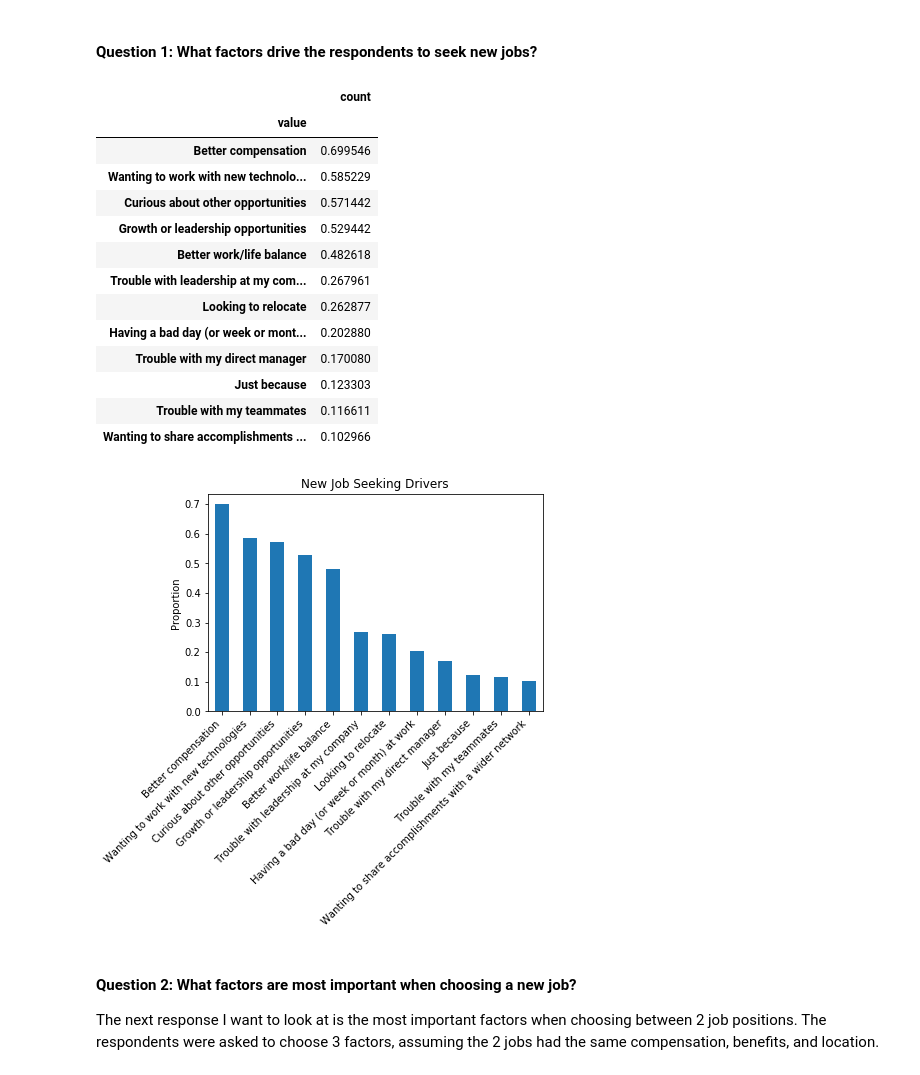
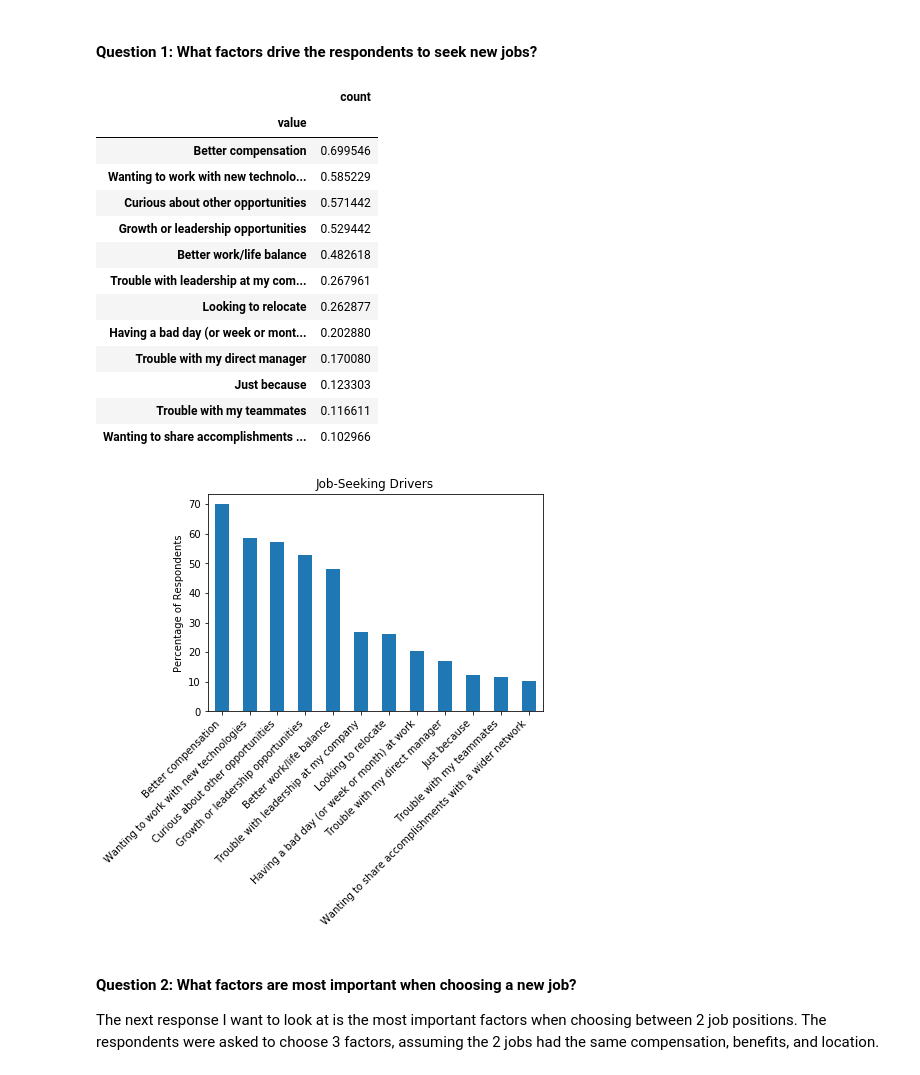
Before and after one commit to dagmaraw/stackoverflow, a Jupyter notebook: Stack_Overflow_Survey.ipynb, the cells around one changed output. Drawn from its saved outputs; the diff is of its cells as text; code cells hidden in the pictures.

```diff
--- a/Stack_Overflow_Survey.ipynb
+++ b/Stack_Overflow_Survey.ipynb
@@ -121,7 +121,7 @@ def total_count(df, col1, col2, look_for): # Copied from helper functions in Les
     new_df.sort_values('count', ascending=False, inplace=True)
     return new_df
 
-def clean_and_plot(df, possible_vals, col_to_clean='NEWJobHunt', title='New Job Seeking Drivers', plot=True): # Copied from Lesson 1, adapted for NEWJobHunt variable
+def clean_and_plot(df, possible_vals, col_to_clean='NEWJobHunt', title='Job-Seeking Drivers', plot=True): # Copied from Lesson 1, adapted for NEWJobHunt variable
     '''
     *Make sure df is clean of NaNs in col_to_clean*
     INPUT
@@ -144,7 +144,7 @@ def clean_and_plot(df, possible_vals, col_to_clean='NEWJobHunt', title='New Job
     study_df.set_index('value', inplace=True)
     if plot:
 #         ax=(study_df/study_df.sum()).plot(kind='bar', legend=None);
-        ax=(study_df/df.shape[0]).plot(kind='bar', legend=None);
+        ax=(study_df/df.shape[0]*100).plot(kind='bar', legend=None);
         plt.title(title);
 #         plt.show()
 #     out_df = study_df/study_df.sum()
@@ -166,29 +166,29 @@ def clean_and_plot(df, possible_vals, col_to_clean='NEWJobHunt', title='New Job
 # %%
 # First, drop any null values in the column we're interested in, since we can't guess the missing values, and don't know
 # why the question was skipped by the respondent
 df_clean_NEWJobHunt = df.dropna(subset=['NEWJobHunt'],axis=0)
 # drivers_df,ax = clean_and_plot(df, possible_vals_NEWJobHunt)
 drivers_df,ax = clean_and_plot(df_clean_NEWJobHunt, possible_vals_NEWJobHunt)
 ax.set_xticklabels(list(drivers_df.index),rotation=45, ha='right');
 ax.set_xlabel('')
-ax.set_ylabel('Proportion')
+ax.set_ylabel('Percentage of Respondents')
 drivers_df
 # %% [output]
 |  | count |
 | value |  |
 | Better compensation | 0.699546 |
 | Wanting to work with new technolo... | 0.585229 |
 | Curious about other opportunities | 0.571442 |
 | Growth or leadership opportunities | 0.529442 |
 | Better work/life balance | 0.482618 |
 | Trouble with leadership at my com... | 0.267961 |
 | Looking to relocate | 0.262877 |
 | Having a bad day (or week or mont... | 0.202880 |
 | Trouble with my direct manager | 0.170080 |
 | Just because | 0.123303 |
 | Trouble with my teammates | 0.116611 |
 | Wanting to share accomplishments ... | 0.102966 |
-[figure, old version]
+[figure, new version]
 # %% [markdown]
 #### Question 2: What factors are most important when choosing a new job?
 
```
Also changed, not shown: parts of 9 cells of this notebook.
